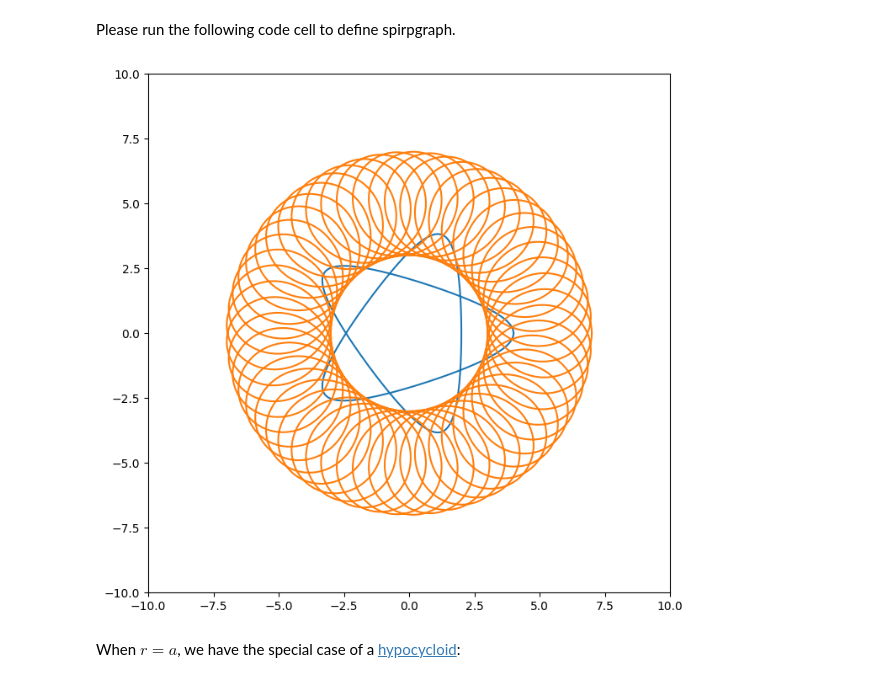
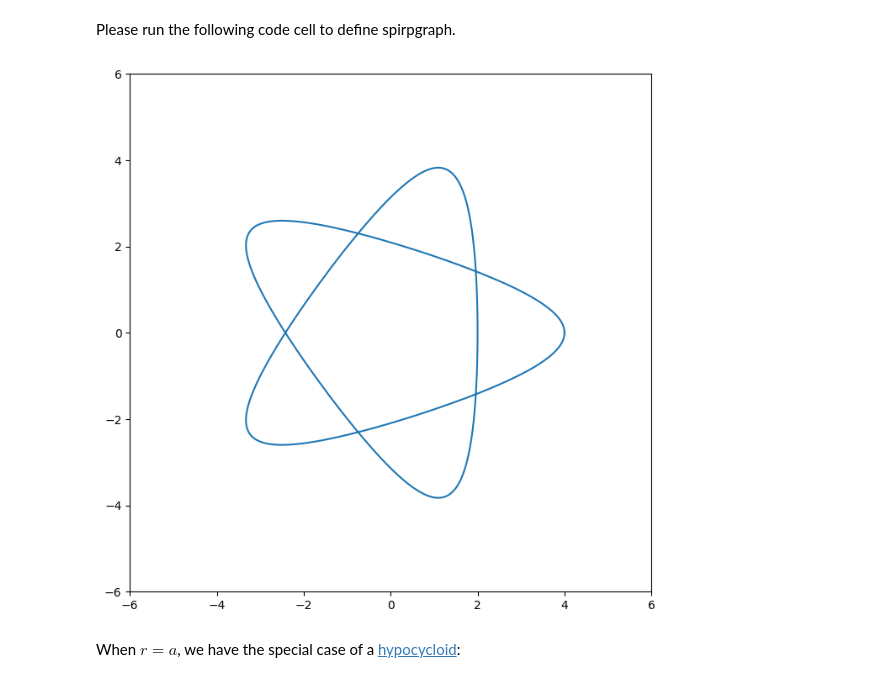
Before and after one commit to EssenceBL/MakingFriends, a Jupyter notebook: From_Spirographs_to_a_Programmable_Environment.ipynb, the cells around one changed output. Saved outputs shown, nothing was run; the diff lists cells and outputs as text; code cells hidden in the pictures.

```diff
--- a/From_Spirographs_to_a_Programmable_Environment.ipynb
+++ b/From_Spirographs_to_a_Programmable_Environment.ipynb
@@ -53,10 +53,10 @@ def spirograph(R, r, a, boundary, step=360):
   plt.plot(xs, ys)
 # %%
 spirograph(R=5, r=2, a=1, boundary=6, step=360)
-
-spirograph(R=53, r=51, a=5, boundary=10, step=360)
+#uncomment the next line to play with an alternative
+#spirograph(R=53, r=51, a=5, boundary=10, step=360)
 # %% [output]
-[figure, old version]
+[figure, new version]
 # %% [markdown]
 When $r=a$, we have the special case of a [hypocycloid](https://en.wikipedia.org/wiki/Hypocycloid):
 # %%
```
Also changed, not shown: parts of 4 cells of this notebook.
